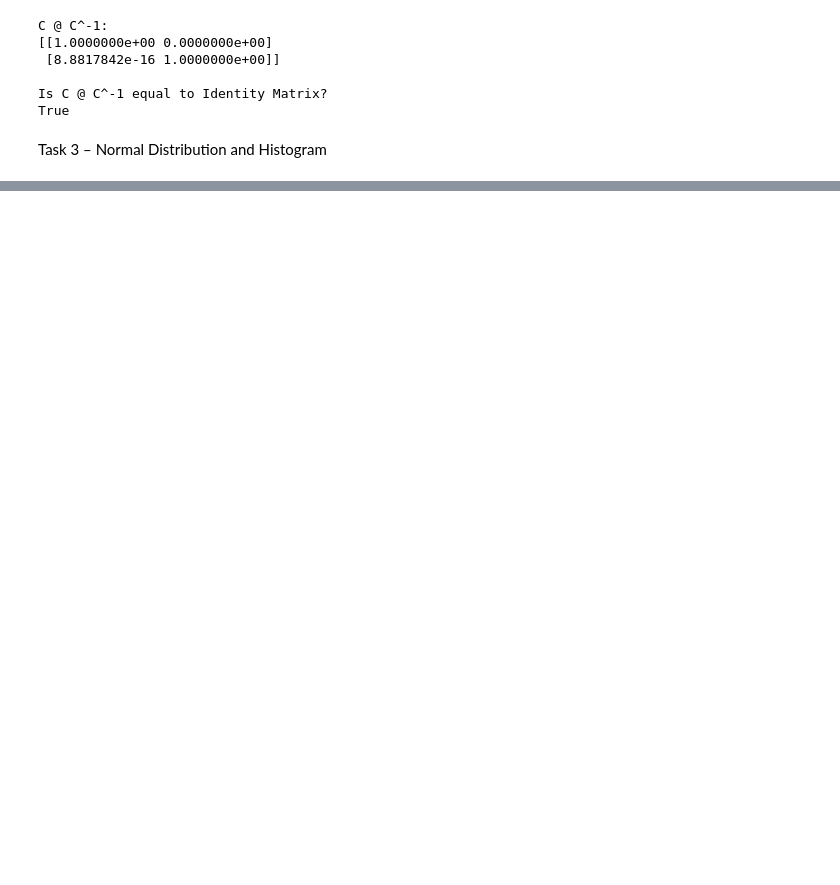
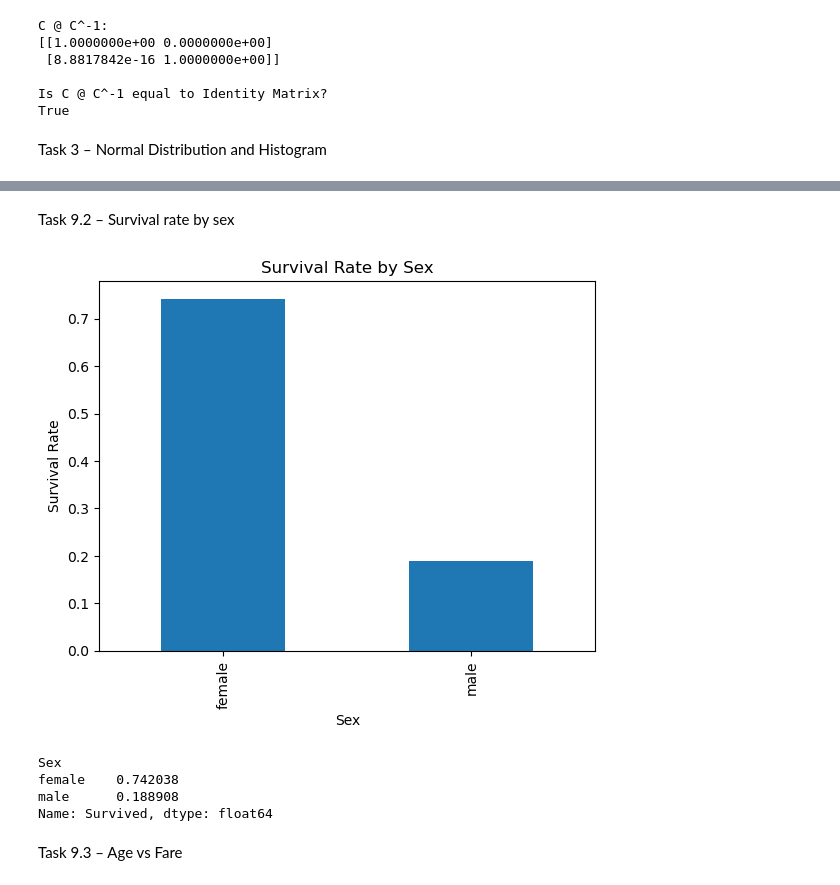
Before and after one commit to HiteshRathod77/202618040, a Jupyter notebook: ML/LAB02/main.ipynb, the cells around one changed output, grey strips where cells are left out. Cells and saved outputs as stored; diff of their text form; code cells hidden in the pictures; blank space fills up the shorter version.

```diff
--- a/ML/LAB02/main.ipynb
+++ b/ML/LAB02/main.ipynb
@@ -295,0 +1008,28 @@ plt.show()
+# %% [markdown]
+ Task 9.2 – Survival rate by sex
+# %%
+survival_rate = df.groupby(
+    "Sex"
+)["Survived"].mean()
+
+survival_rate.plot(
+    kind="bar"
+)
+
+plt.ylabel("Survival Rate")
+
+plt.title(
+    "Survival Rate by Sex"
+)
+
+plt.show()
+
+print(survival_rate)
+# %% [output]
+[figure, added]
+Sex
+female    0.742038
+male      0.188908
+Name: Survived, dtype: float64
+# %% [markdown]
+Task 9.3 – Age vs Fare
```
Also changed, not shown: parts of 97 cells of this notebook.
